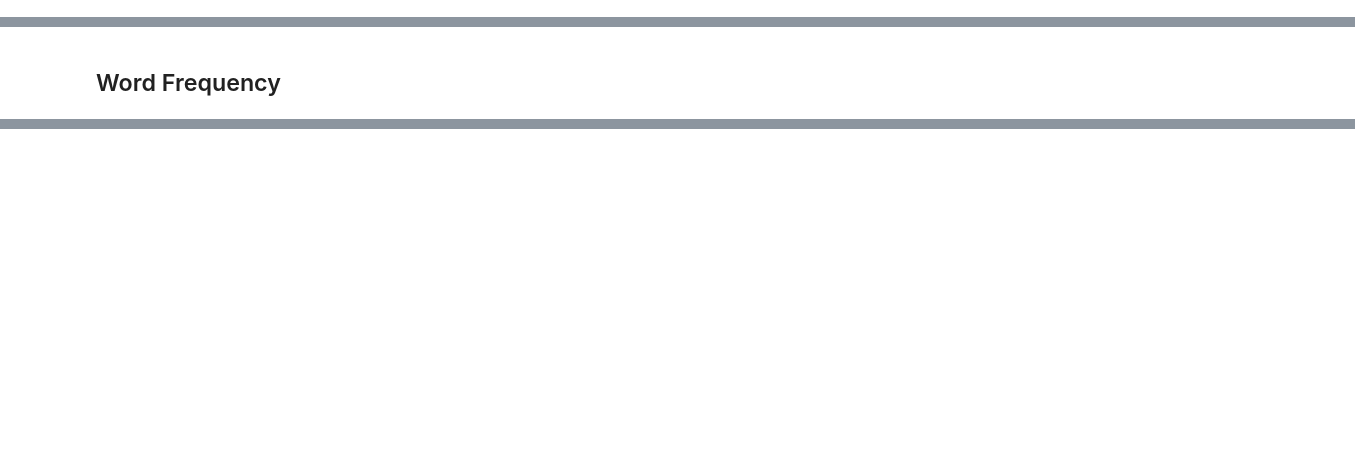
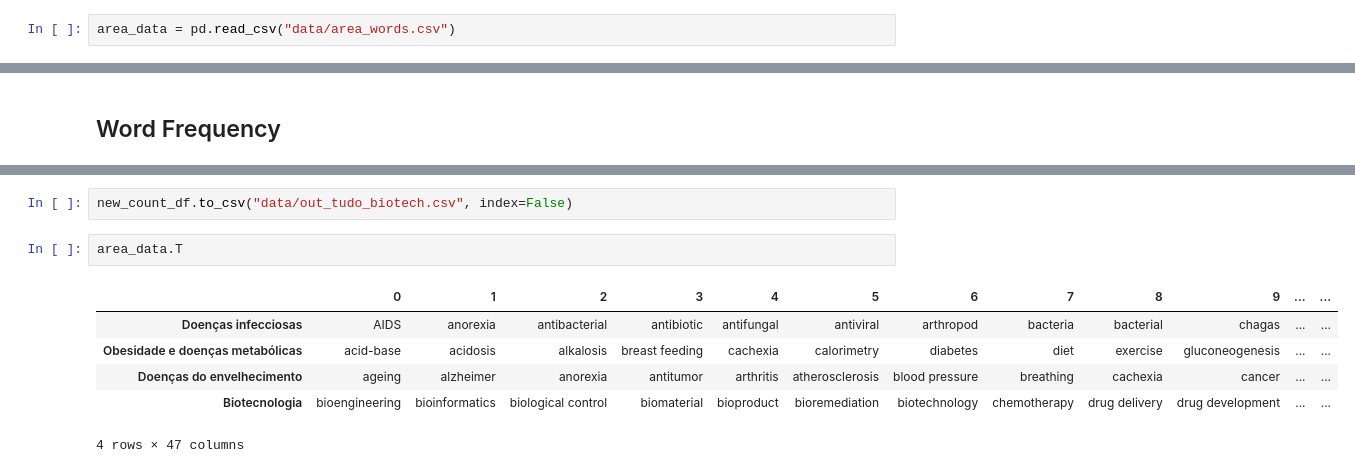
Before and after one commit to danlessa/icb_datamining, a Jupyter notebook: word_frequency.ipynb, the cells around one changed output, grey strips where cells are left out. Drawn from its saved outputs; the diff is of its cells as text; blank space fills up the shorter version.

```diff
--- a/word_frequency.ipynb
+++ b/word_frequency.ipynb
@@ -16,0 +27,2 @@ wer_data = pd.read_csv("wer_usp.csv")
+# %%
+area_data = pd.read_csv("data/area_words.csv")
@@ -104,0 +143,11 @@ data.groupby("aggregationType").sum()
+# %%
+new_count_df.to_csv("data/out_tudo_biotech.csv", index=False)
+# %%
+area_data.T
+# %% [output]
+|  | 0 | 1 | 2 | 3 | 4 | 5 | 6 | 7 | 8 | 9 | ... | ... |
+| Doenças infecciosas | AIDS | anorexia | antibacterial | antibiotic | antifungal | antiviral | arthropod | bacteria | bacterial | chagas | ... | ... |
+| Obesidade e doenças metabólicas | acid-base | acidosis | alkalosis | breast feeding | cachexia | calorimetry | diabetes | diet | exercise | gluconeogenesis | ... | ... |
+| Doenças do envelhecimento | ageing | alzheimer | anorexia | antitumor | arthritis | atherosclerosis | blood pressure | breathing | cachexia | cancer | ... | ... |
+| Biotecnologia | bioengineering | bioinformatics | biological control | biomaterial | bioproduct | bioremediation | biotechnology | chemotherapy | drug delivery | drug development | ... | ... |
+4 rows × 47 columns
```
Also changed, not shown: parts of 42 cells of this notebook, 32 other files.
